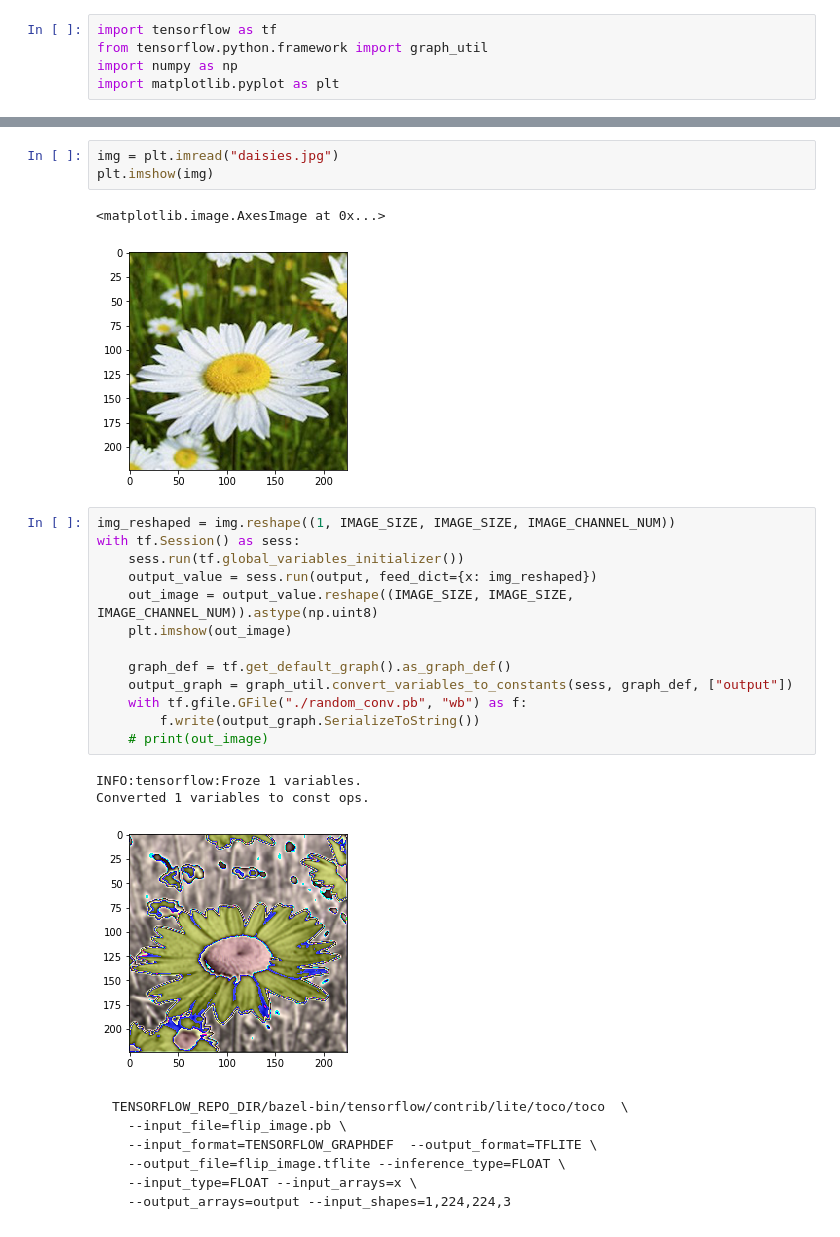
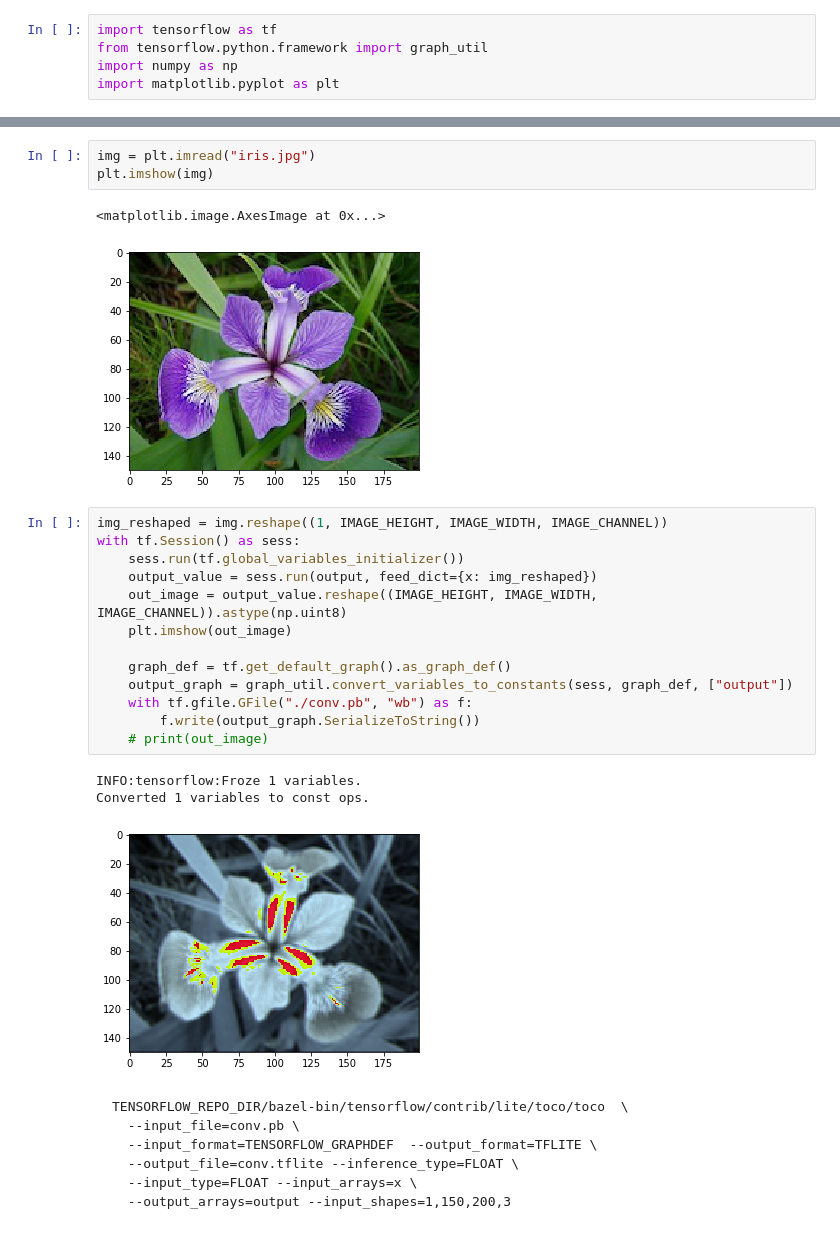
Before and after one commit to nex3z/machine-learning-exercise, a Jupyter notebook: tensorflow-exercises/tflite/image-io/mdoel/save_model_conv.ipynb, the cells around one changed output, grey strips where cells are left out. Drawn from its saved outputs; the diff is of its cells as text.

Commit message:
Use input with different height and width.

````diff
--- a/tensorflow-exercises/tflite/image-io/mdoel/save_model_conv.ipynb
+++ b/tensorflow-exercises/tflite/image-io/mdoel/save_model_conv.ipynb
@@ -19,32 +24,32 @@ Tensor("x:0", shape=(1, 224, 224, 3), dtype=float32) Tensor("output:0", shape=(1
 # %%
-img = plt.imread("daisies.jpg")
+img = plt.imread("iris.jpg")
 plt.imshow(img)
 # %% [output]
 <matplotlib.image.AxesImage at 0x...>
-[figure, old version]
+[figure, new version]
 # %%
-img_reshaped = img.reshape((1, IMAGE_SIZE, IMAGE_SIZE, IMAGE_CHANNEL_NUM))
+img_reshaped = img.reshape((1, IMAGE_HEIGHT, IMAGE_WIDTH, IMAGE_CHANNEL))
 with tf.Session() as sess:
     sess.run(tf.global_variables_initializer())
     output_value = sess.run(output, feed_dict={x: img_reshaped})
-    out_image = output_value.reshape((IMAGE_SIZE, IMAGE_SIZE, IMAGE_CHANNEL_NUM)).astype(np.uint8)
+    out_image = output_value.reshape((IMAGE_HEIGHT, IMAGE_WIDTH, IMAGE_CHANNEL)).astype(np.uint8)
     plt.imshow(out_image)
 
     graph_def = tf.get_default_graph().as_graph_def()
     output_graph = graph_util.convert_variables_to_constants(sess, graph_def, ["output"])
-    with tf.gfile.GFile("./random_conv.pb", "wb") as f:
+    with tf.gfile.GFile("./conv.pb", "wb") as f:
         f.write(output_graph.SerializeToString())
     # print(out_image)
 # %% [output]
 INFO:tensorflow:Froze 1 variables.
 Converted 1 variables to const ops.
-[figure, old version]
+[figure, new version]
 # %% [markdown]
 ```
 TENSORFLOW_REPO_DIR/bazel-bin/tensorflow/contrib/lite/toco/toco  \
-  --input_file=flip_image.pb \
+  --input_file=conv.pb \
   --input_format=TENSORFLOW_GRAPHDEF  --output_format=TFLITE \
-  --output_file=flip_image.tflite --inference_type=FLOAT \
+  --output_file=conv.tflite --inference_type=FLOAT \
   --input_type=FLOAT --input_arrays=x \
-  --output_arrays=output --input_shapes=1,224,224,3
+  --output_arrays=output --input_shapes=1,150,200,3
 ```
````
Also changed, not shown: parts of 4 cells of this notebook, 14 other files.
